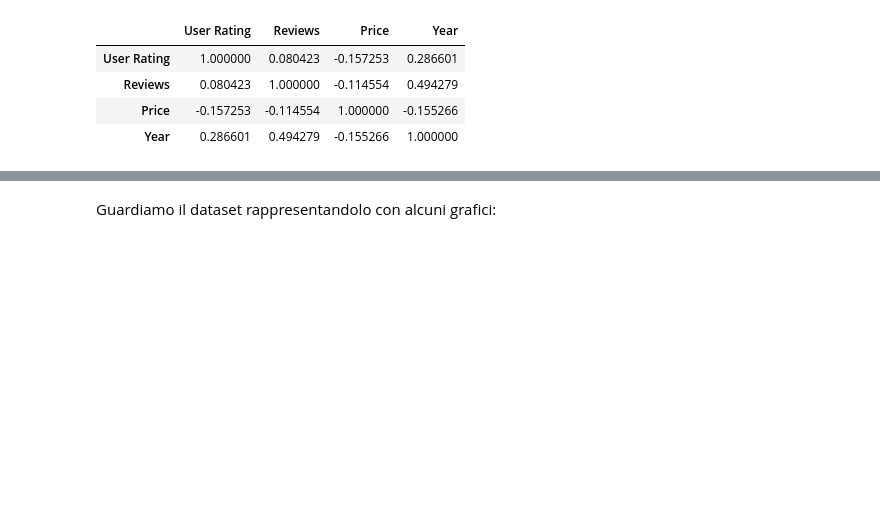
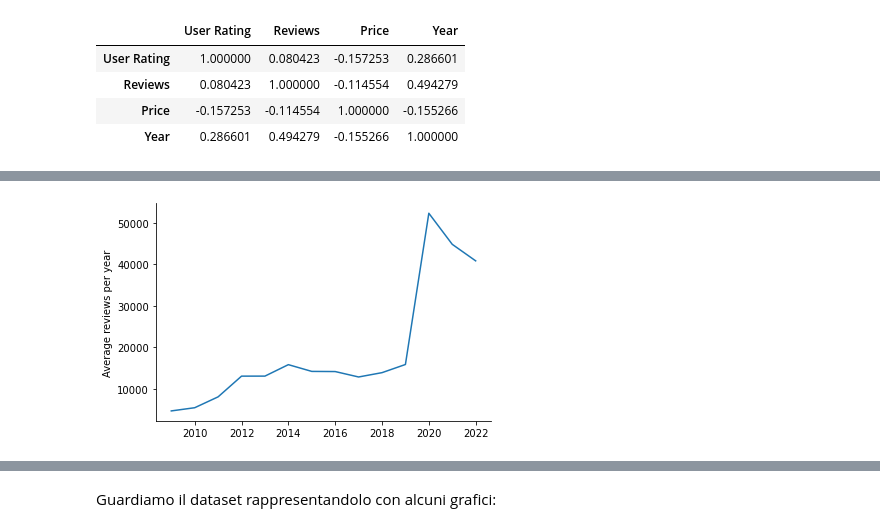
Before and after one commit to Nenne2000/BestSellerAmazon_Notebook, a Jupyter notebook: Notebook.ipynb, the cells around one changed output, grey strips where cells are left out. Drawn from its saved outputs; the diff is of its cells as text; code cells hidden in the pictures; blank space fills up the shorter version.

```diff
--- a/Notebook.ipynb
+++ b/Notebook.ipynb
@@ -92,0 +73,3 @@ plt.plot(X_train,y_hat,color='aqua' )
+# %%
+annual_reviews = book.groupby('Year')[['Reviews']].mean().sort_values('Year', ascending=True).reset_index()
+print(annual_reviews)
@@ -92,0 +92,9 @@ plt.plot(X_train,y_hat,color='aqua' )
+# %%
+fig, ax = plt.subplots()
+plt.plot(annual_reviews['Year'], annual_reviews['Reviews'])
+plt.ylabel('Average reviews per year')
+ax.spines['right'].set_visible(False)
+ax.spines['top'].set_visible(False)
+plt.show()
+# %% [output]
+[figure, added]
```
Also changed, not shown: parts of 19 cells of this notebook.
